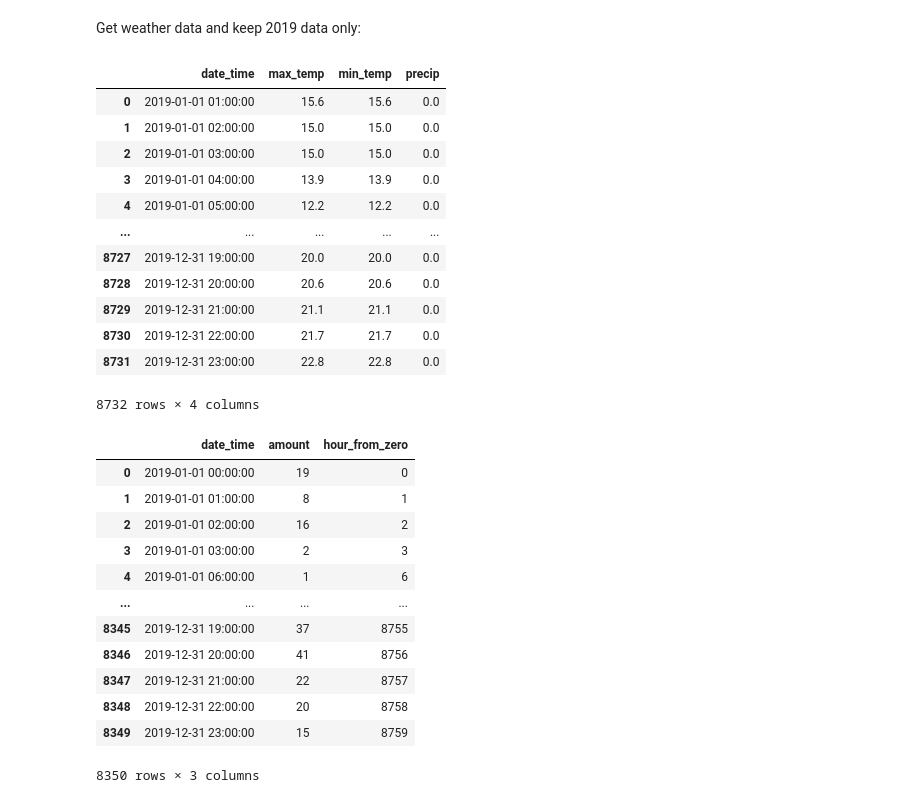
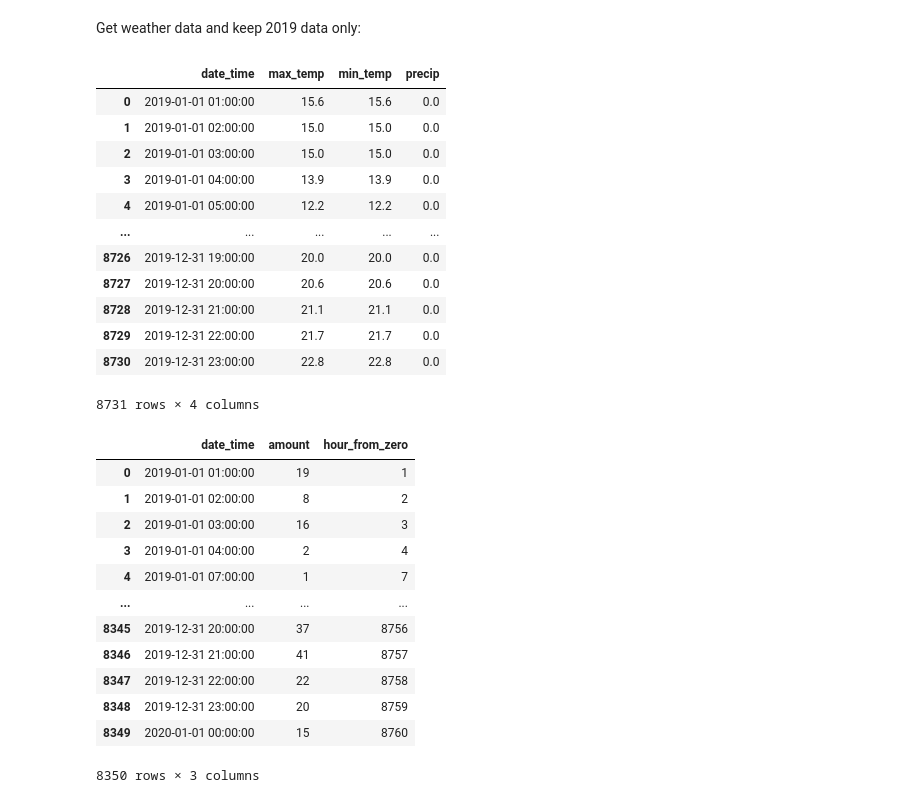
Before and after one commit to robbenB-123/SiliconValley, a Jupyter notebook: DSML_SILICONVALLEY.ipynb, the cells around one changed output. Drawn from its saved outputs; the diff is of its cells as text; code cells hidden in the pictures.

```diff
--- a/DSML_SILICONVALLEY.ipynb
+++ b/DSML_SILICONVALLEY.ipynb
@@ -465,6 +465,12 @@ weather_data = pd.read_csv("weather_hourly_la.csv", low_memory = False)
 weather_data['date_time'] = pd.to_datetime(weather_data['date_time'])
 
 weather_data = weather_data[weather_data['date_time'].dt.year == 2019]
+
+last_hour_2018 = pd.to_datetime('2019-01-01 00:00:00')
+weather_data = weather_data[weather_data['date_time'] != last_hour_2018]
+
+weather_data = weather_data.sort_values(by='date_time')
+
 weather_data.reset_index(drop = True)
 # %% [output]
 |  | date_time | max_temp | min_temp | precip |
@@ -474,40 +480,45 @@ weather_data.reset_index(drop = True)
 | 3 | 2019-01-01 04:00:00 | 13.9 | 13.9 | 0.0 |
 | 4 | 2019-01-01 05:00:00 | 12.2 | 12.2 | 0.0 |
 | ... | ... | ... | ... | ... |
-| 8727 | 2019-12-31 19:00:00 | 20.0 | 20.0 | 0.0 |
-| 8728 | 2019-12-31 20:00:00 | 20.6 | 20.6 | 0.0 |
-| 8729 | 2019-12-31 21:00:00 | 21.1 | 21.1 | 0.0 |
-| 8730 | 2019-12-31 22:00:00 | 21.7 | 21.7 | 0.0 |
-| 8731 | 2019-12-31 23:00:00 | 22.8 | 22.8 | 0.0 |
+| 8726 | 2019-12-31 19:00:00 | 20.0 | 20.0 | 0.0 |
+| 8727 | 2019-12-31 20:00:00 | 20.6 | 20.6 | 0.0 |
+| 8728 | 2019-12-31 21:00:00 | 21.1 | 21.1 | 0.0 |
+| 8729 | 2019-12-31 22:00:00 | 21.7 | 21.7 | 0.0 |
+| 8730 | 2019-12-31 23:00:00 | 22.8 | 22.8 | 0.0 |
-8732 rows × 4 columns
+8731 rows × 4 columns
 # %%
 def get_total_hours (td):
     return (int)(td.total_seconds() / 3600)
 # %%
-#amount of bike rentings gouped by date
-#time_zero = pd.to_datetime('2019-01-01 00:00:00').dt.timestamp
+#amount of bike rentings gouped by hours
+time_zero = pd.to_datetime('2019-01-01 00:00:00')
 
 
 
 hour_demand = pd.DataFrame({'amount': la_set.groupby(la_set['start_time'].apply(lambda x: x.replace(minute = 0, second= 0))).size()})
 
 
 hour_demand.reset_index(inplace=True)
 hour_demand = hour_demand.rename(columns = {'start_time':'date_time'})
+
+one_hour = pd.to_timedelta('0 days 01:00:00')
+
+hour_demand['date_time'] = hour_demand['date_time']+one_hour
+
 hour_demand['hour_from_zero'] = hour_demand['date_time'].apply(lambda x: get_total_hours(x-time_zero))
 
 hour_demand
 # %% [output]
 |  | date_time | amount | hour_from_zero |
-| 0 | 2019-01-01 00:00:00 | 19 | 0 |
-| 1 | 2019-01-01 01:00:00 | 8 | 1 |
-| 2 | 2019-01-01 02:00:00 | 16 | 2 |
-| 3 | 2019-01-01 03:00:00 | 2 | 3 |
-| 4 | 2019-01-01 06:00:00 | 1 | 6 |
+| 0 | 2019-01-01 01:00:00 | 19 | 1 |
+| 1 | 2019-01-01 02:00:00 | 8 | 2 |
+| 2 | 2019-01-01 03:00:00 | 16 | 3 |
+| 3 | 2019-01-01 04:00:00 | 2 | 4 |
+| 4 | 2019-01-01 07:00:00 | 1 | 7 |
 | ... | ... | ... | ... |
-| 8345 | 2019-12-31 19:00:00 | 37 | 8755 |
-| 8346 | 2019-12-31 20:00:00 | 41 | 8756 |
-| 8347 | 2019-12-31 21:00:00 | 22 | 8757 |
-| 8348 | 2019-12-31 22:00:00 | 20 | 8758 |
-| 8349 | 2019-12-31 23:00:00 | 15 | 8759 |
+| 8345 | 2019-12-31 20:00:00 | 37 | 8756 |
+| 8346 | 2019-12-31 21:00:00 | 41 | 8757 |
+| 8347 | 2019-12-31 22:00:00 | 22 | 8758 |
+| 8348 | 2019-12-31 23:00:00 | 20 | 8759 |
+| 8349 | 2020-01-01 00:00:00 | 15 | 8760 |
 8350 rows × 3 columns
```
Also changed, not shown: parts of 3 cells of this notebook.
